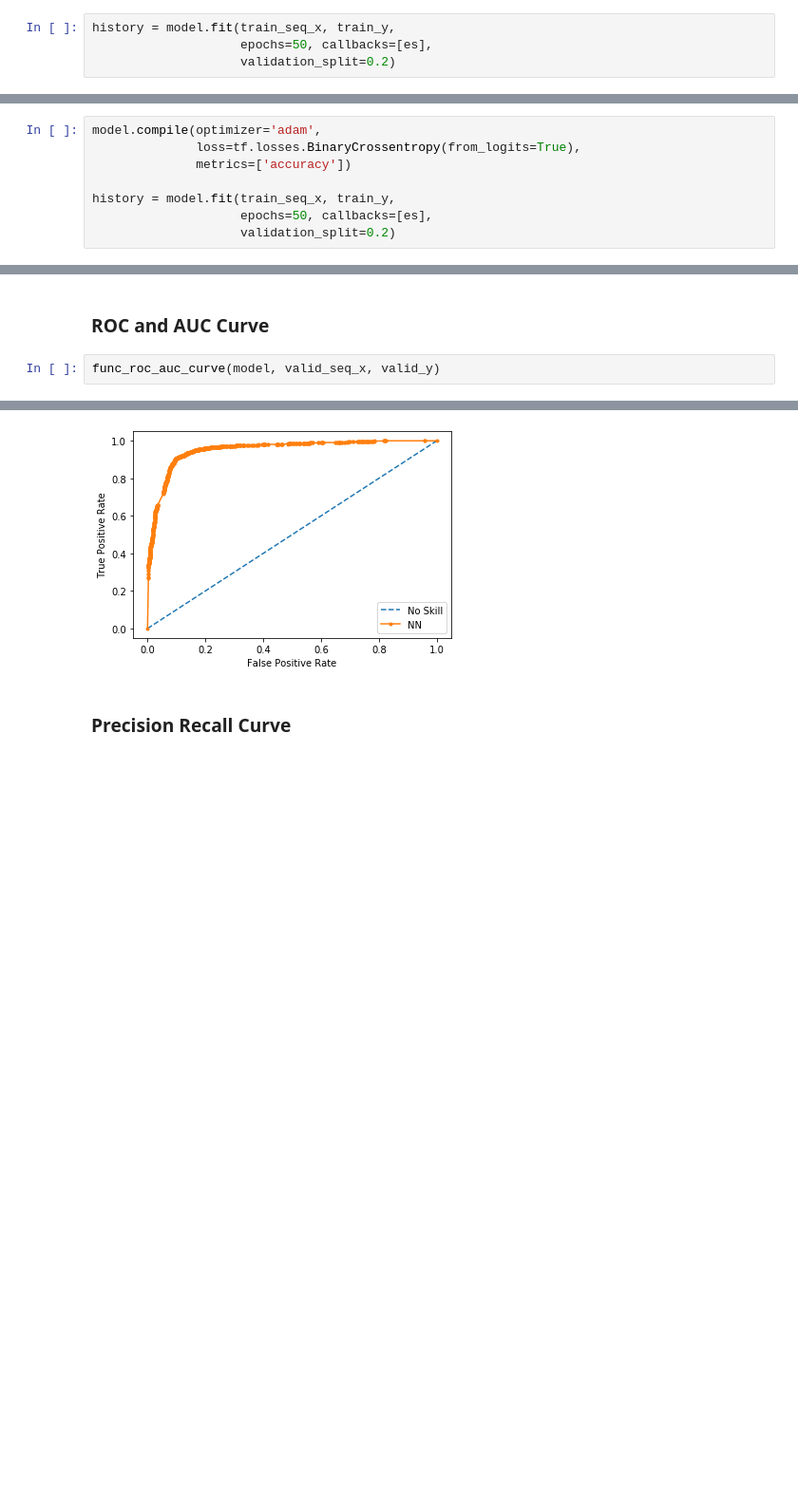
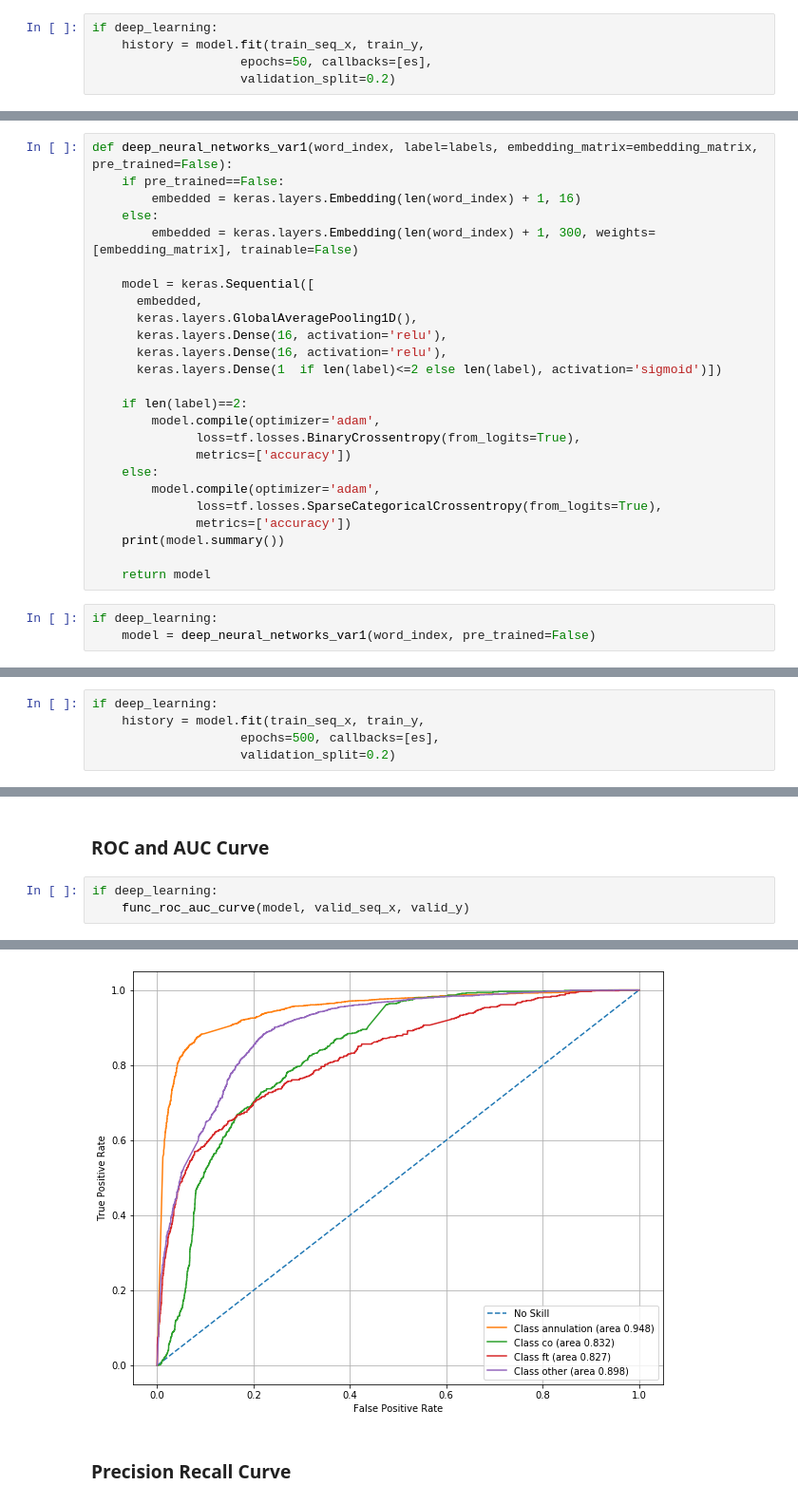
Before and after one commit to Christophe-pere/Text-classification, a Jupyter notebook: Notebooks/Text-classification.ipynb, the cells around one changed output, grey strips where cells are left out. Shown at 95% size. Saved outputs shown, nothing was run; the diff lists cells and outputs as text; blank space fills up the shorter version.

```diff
--- a/Notebooks/Text-classification.ipynb
+++ b/Notebooks/Text-classification.ipynb
@@ -764,5 +1510,6 @@ y_test = np.asarray(valid_y).astype('float32').reshape((-1,1))
 # %%
-history = model.fit(train_seq_x, train_y,
+if deep_learning:
+    history = model.fit(train_seq_x, train_y,
                     epochs=50, callbacks=[es],
                     validation_split=0.2)
 # %% [output]
@@ -866,0 +1626,28 @@ _________________________________________________________________
+# %%
+def deep_neural_networks_var1(word_index, label=labels, embedding_matrix=embedding_matrix, pre_trained=False):
+    if pre_trained==False:
+        embedded = keras.layers.Embedding(len(word_index) + 1, 16)
+    else:
+        embedded = keras.layers.Embedding(len(word_index) + 1, 300, weights=[embedding_matrix], trainable=False)
+
+    model = keras.Sequential([
+      embedded,
+      keras.layers.GlobalAveragePooling1D(),
+      keras.layers.Dense(16, activation='relu'),
+      keras.layers.Dense(16, activation='relu'),
+      keras.layers.Dense(1  if len(label)<=2 else len(label), activation='sigmoid')])
+
+    if len(label)==2:
+        model.compile(optimizer='adam',
+              loss=tf.losses.BinaryCrossentropy(from_logits=True),
+              metrics=['accuracy'])
+    else:
+        model.compile(optimizer='adam',
+              loss=tf.losses.SparseCategoricalCrossentropy(from_logits=True),
+              metrics=['accuracy'])
+    print(model.summary())
+
+    return model
+# %%
+if deep_learning:
+    model = deep_neural_networks_var1(word_index, pre_trained=False)
@@ -867,9 +1674,6 @@ _________________________________________________________________
 # %%
-model.compile(optimizer='adam',
-              loss=tf.losses.BinaryCrossentropy(from_logits=True),
-              metrics=['accuracy'])
-
-history = model.fit(train_seq_x, train_y,
-                    epochs=50, callbacks=[es],
+if deep_learning:
+    history = model.fit(train_seq_x, train_y,
+                    epochs=500, callbacks=[es],
                     validation_split=0.2)
 # %% [output]
@@ -931,5 +1764,6 @@ weighted avg       0.89      0.89      0.89      5155
 # %% [markdown]
 <h3>ROC and AUC Curve</h3>
 # %%
-func_roc_auc_curve(model, valid_seq_x, valid_y)
+if deep_learning:
+    func_roc_auc_curve(model, valid_seq_x, valid_y)
 # %% [output]
@@ -938,4 +1776,4 @@ NN: ROC AUC=0.952
-[figure, old version]
+[figure, new version]
 # %% [markdown]
 <h3>Precision Recall Curve</h3>
 # %%
```
Also changed, not shown: parts of 381 cells of this notebook, 2 other files.
